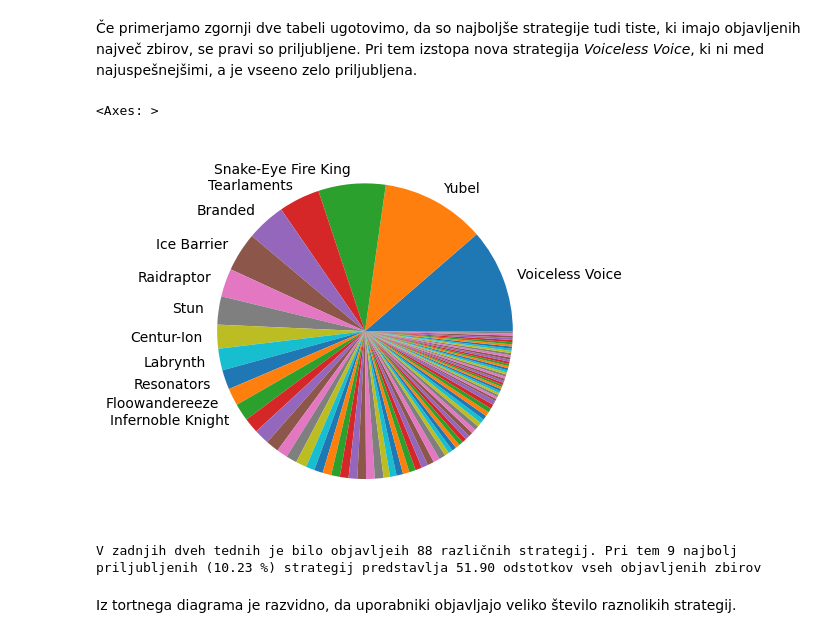
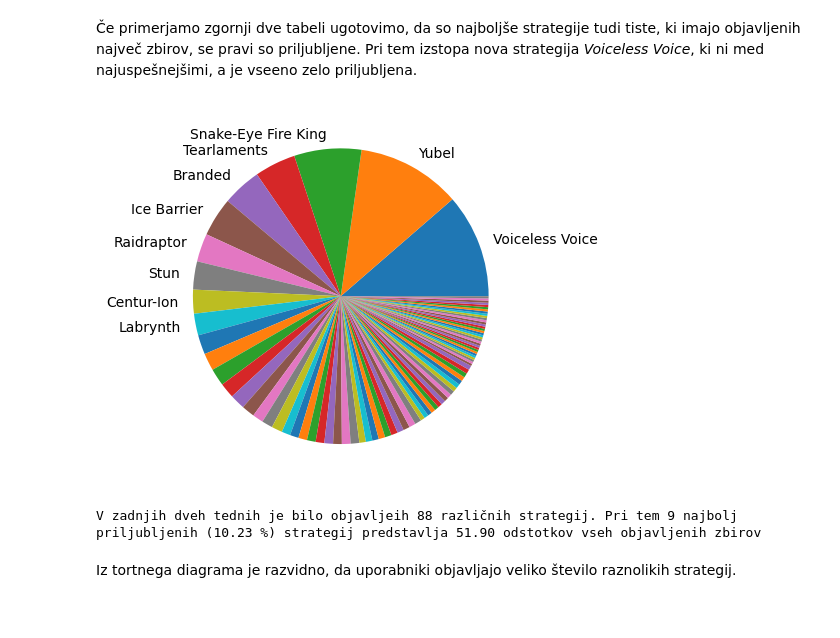
Before and after one commit to MatevzJausovec/Uvod-v-programiranje---Projektna-naloga, a Jupyter notebook: predstavitev.ipynb, the cells around one changed output. Cells and saved outputs as stored; diff of their text form; code cells hidden in the pictures.

```diff
--- a/predstavitev.ipynb
+++ b/predstavitev.ipynb
@@ -66,35 +65,36 @@ strategije.head(15)
 | 14 | Vanquish Soul | 7 |
 # %% [markdown]
 Če primerjamo zgornji dve tabeli ugotovimo, da so najboljše strategije tudi tiste, ki imajo objavljenih največ zbirov, se pravi so priljubljene. Pri tem izstopa nova strategija *Voiceless Voice*, ki ni med najuspešnejšimi, a je vseeno zelo priljubljena.
-# %%
-strategije2 = strategije
-labele = []
-for i in range(len(strategije2["število zbirov"])):
-    if strategije2["število zbirov"].iloc[i] > 7:
-        labele.append(strategije2["ime strategije"].iloc[i])
-    else:
-        labele.append(None)
-strategije2["število zbirov"].plot.pie(ylabel="", labels=labele)
-# %% [output]
-<Axes: >
-[figure, removed]
 # %%
+# Ohrani samo značnko za strategije, ki imajo vsaj 10 zbirov
+strategije2 = strategije
+labele = []
+for i in range(len(strategije2["število zbirov"])):
+    if strategije2["število zbirov"].iloc[i] >= 10:
+        labele.append(strategije2["ime strategije"].iloc[i])
+    else:
+        labele.append(None)
+
+# Šteje sptemenljivke za f-stavek
 total = 0
 for num in strategije["število zbirov"]:
     total += num
 
 a = 0
 i = 0
 while a < total/2:
-    a += strategije["število zbirov"][i]
+    a += strategije["število zbirov"].iloc[i]
     i += 1
 
 proc1 = "{:.2f}".format(100 * a / total)
 proc2 = "{:.2f}".format(100 * i / len(strategije["ime strategije"]))
 
+strategije2["število zbirov"].plot.pie(ylabel="", labels=labele)
+plt.show()
 print(f'V zadnjih dveh tednih je bilo objavljeih {len(strategije["ime strategije"])} različnih strategij.' +
       f' Pri tem {i} najbolj priljubljenih ({proc2} %) strategij predstavlja {proc1} odstotkov vseh objavljenih zbirov')
 # %% [output]
+[figure, added]
 V zadnjih dveh tednih je bilo objavljeih 88 različnih strategij. Pri tem 9 najbolj priljubljenih (10.23 %) strategij predstavlja 51.90 odstotkov vseh objavljenih zbirov
 # %% [markdown]
 Iz tortnega diagrama je razvidno, da uporabniki objavljajo veliko število raznolikih strategij.
```
Also changed, not shown: parts of 27 cells of this notebook, 1 other file.
